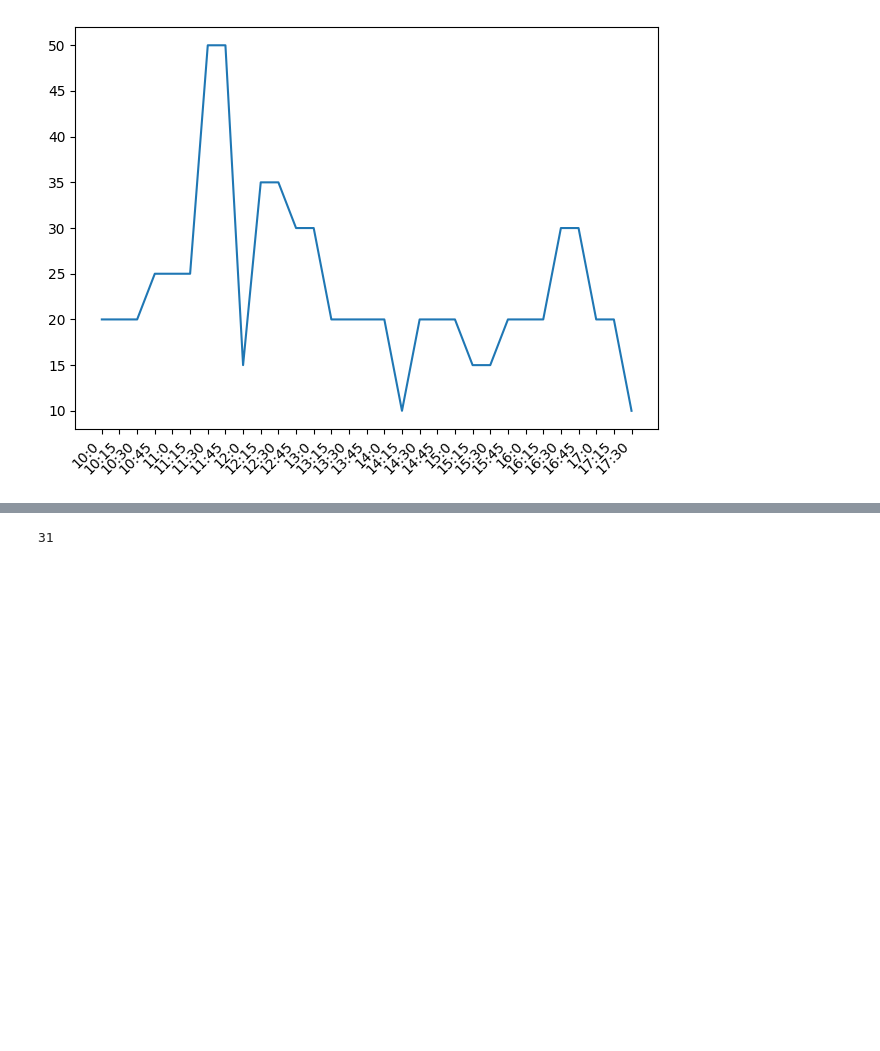
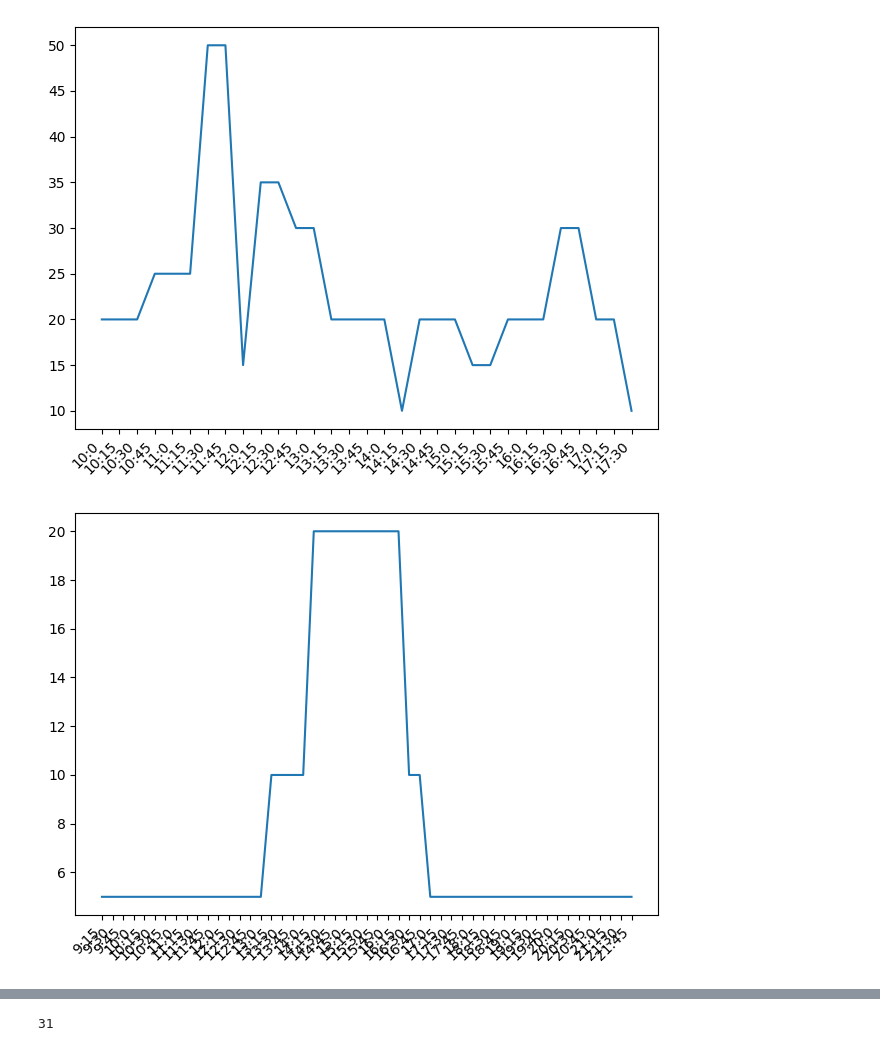
Before and after one commit to AdeStAff/endless_line, a Jupyter notebook: notebooks/Augustin/EDA.ipynb, the cells around one changed output, grey strips where cells are left out. Saved outputs shown, nothing was run; the diff lists cells and outputs as text; code cells hidden in the pictures; blank space fills up the shorter version.

Commit message:
add additional examples of waiting times

```diff
--- a/notebooks/Augustin/EDA.ipynb
+++ b/notebooks/Augustin/EDA.ipynb
@@ -247,3 +247,18 @@ plt.tight_layout()
 plt.show()
 # %% [output]
 [figure]
+# %%
+df_wainting_time_example = df_waiting_times[(df_waiting_times["WORK_DATE"]=="2018-01-01")&(df_waiting_times["ENTITY_DESCRIPTION_SHORT"]=="Merry Go Round")].sort_values("DEB_TIME")
+df_wainting_time_example_open = df_wainting_time_example[df_wainting_time_example["OPEN_TIME"]>0]
+x_labels = []
+for i in range(len(df_wainting_time_example_open["DEB_TIME"])):
+    label = str(pd.to_datetime(df_wainting_time_example_open["DEB_TIME"].iloc[i]).hour)
+    label = label + ":" + str(pd.to_datetime(df_wainting_time_example_open["DEB_TIME"].iloc[i]).minute)
+    x_labels.append(label)
+
+plt.plot(x_labels,df_wainting_time_example_open["WAIT_TIME_MAX"])
+plt.xticks(rotation=45, ha='right')
+plt.tight_layout()
+plt.show()
+# %% [output]
+[figure, added]
```
Also changed, not shown: parts of 2 cells of this notebook.
